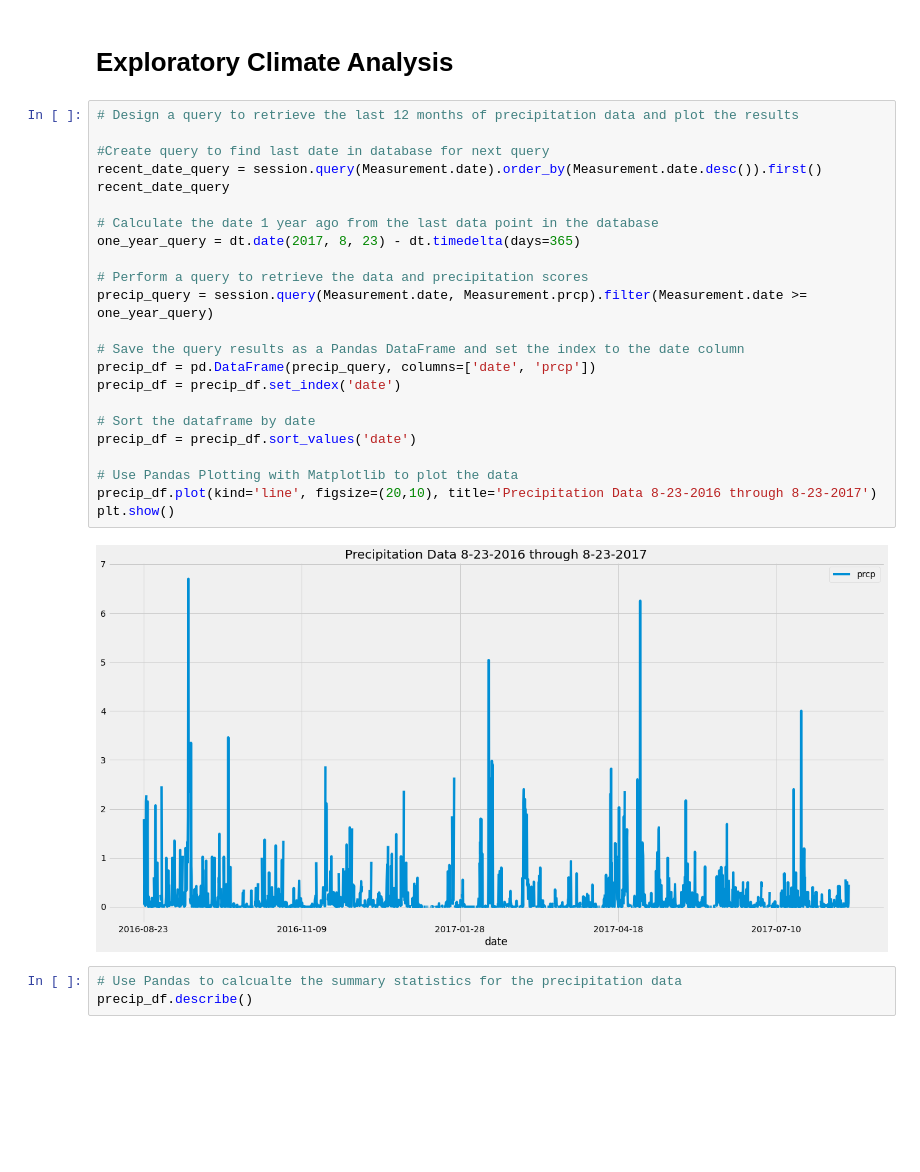
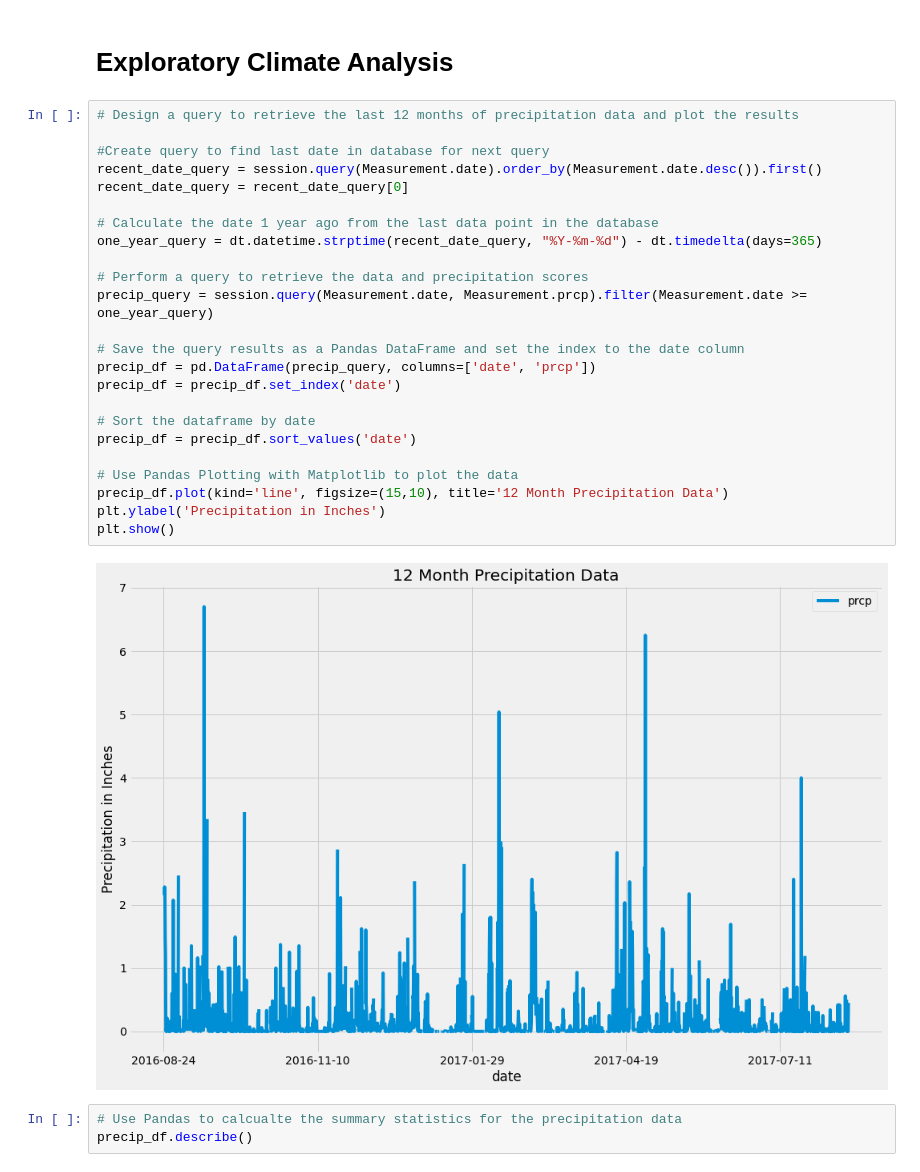
Before and after one commit to sarahheavner/sqlalchemy-challenge, a Jupyter notebook: climate_starter.ipynb, the cells around one changed output. Cells and saved outputs as stored; diff of their text form; blank space fills up the shorter version.

```diff
--- a/climate_starter.ipynb
+++ b/climate_starter.ipynb
@@ -64,28 +64,29 @@ station_query.__dict__
 # %%
 # Design a query to retrieve the last 12 months of precipitation data and plot the results
 
 #Create query to find last date in database for next query
 recent_date_query = session.query(Measurement.date).order_by(Measurement.date.desc()).first()
-recent_date_query
+recent_date_query = recent_date_query[0]
 
 # Calculate the date 1 year ago from the last data point in the database
-one_year_query = dt.date(2017, 8, 23) - dt.timedelta(days=365)
+one_year_query = dt.datetime.strptime(recent_date_query, "%Y-%m-%d") - dt.timedelta(days=365)
 
 # Perform a query to retrieve the data and precipitation scores
 precip_query = session.query(Measurement.date, Measurement.prcp).filter(Measurement.date >= one_year_query)
 
 # Save the query results as a Pandas DataFrame and set the index to the date column
 precip_df = pd.DataFrame(precip_query, columns=['date', 'prcp'])
 precip_df = precip_df.set_index('date')
 
 # Sort the dataframe by date
 precip_df = precip_df.sort_values('date')
 
 # Use Pandas Plotting with Matplotlib to plot the data
-precip_df.plot(kind='line', figsize=(20,10), title='Precipitation Data 8-23-2016 through 8-23-2017')
+precip_df.plot(kind='line', figsize=(15,10), title='12 Month Precipitation Data')
+plt.ylabel('Precipitation in Inches')
 plt.show()
 # %% [output]
-[figure, old version]
+[figure, new version]
 # %%
 # Use Pandas to calcualte the summary statistics for the precipitation data
 precip_df.describe()
```
Also changed, not shown: parts of 4 cells of this notebook, 1 other file.
